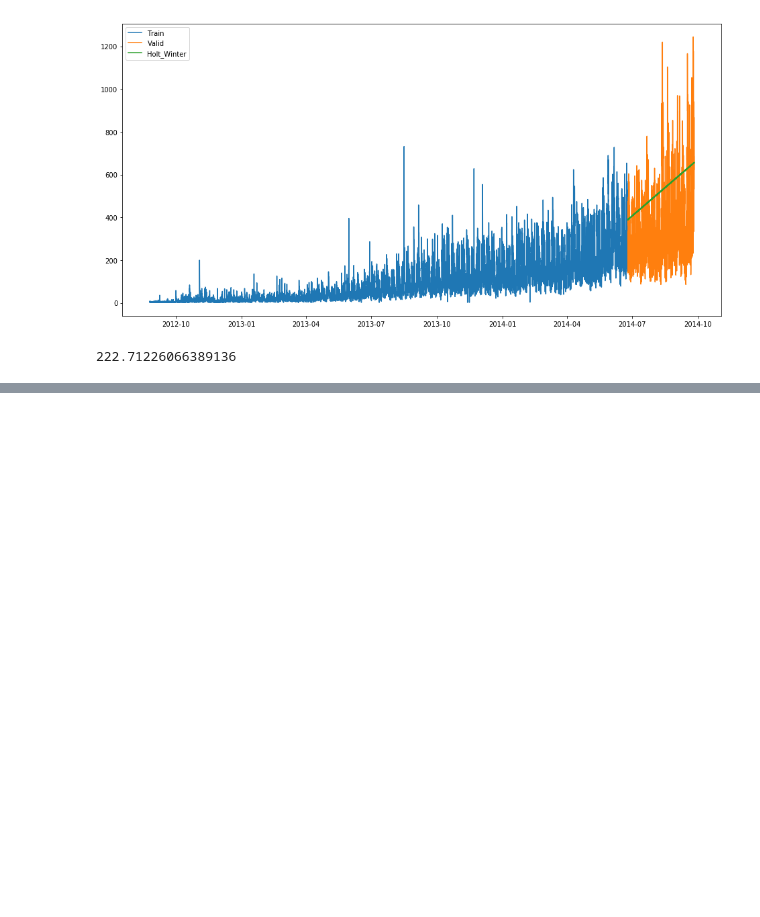
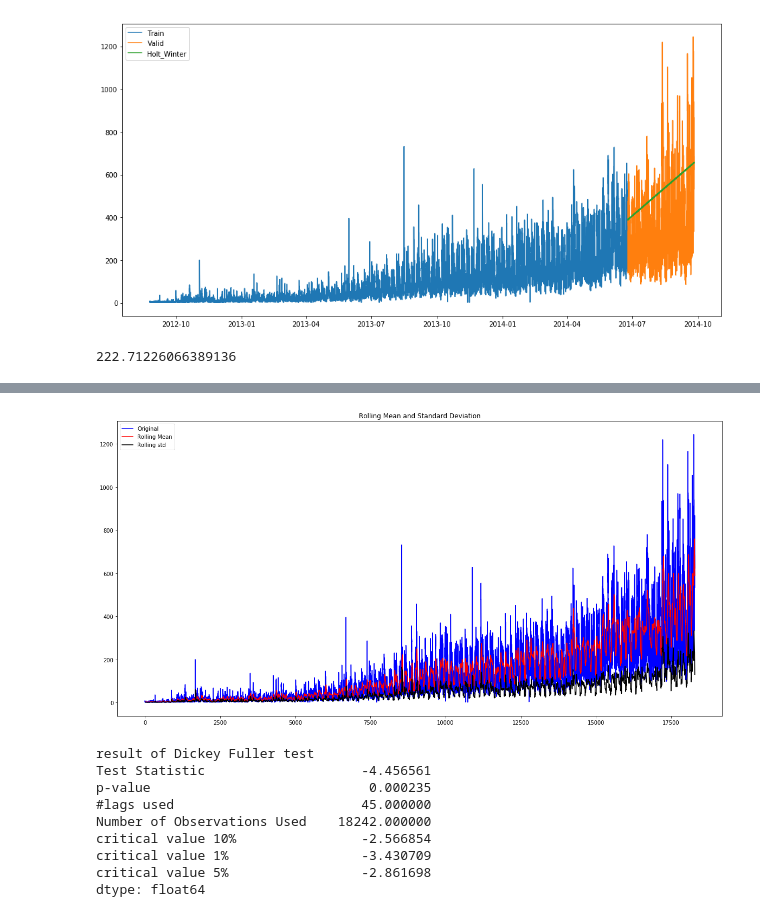
Before and after one commit to tanujbafila01/utils, a Jupyter notebook: av_time_series_python.ipynb, the cells around one changed output, grey strips where cells are left out. Cells and saved outputs as stored; diff of their text form; code cells hidden in the pictures; blank space fills up the shorter version.

Commit message:
complete time series from av

```diff
--- a/av_time_series_python.ipynb
+++ b/av_time_series_python.ipynb
@@ -583,0 +620,33 @@ pd.DataFrame(submission, columns=['ID','Count']).to_csv('./data/time_series/Holt
+# %%
+def test_stationarity(timeseries):
+    rolling_mean = pd.rolling_mean(timeseries, window=24)    #24 hrs on each day rolling mean
+    rolling_std = pd.rolling_std(timeseries, window=24)      # rolling std deviation
+    original = plt.plot(timeseries, color='blue', label='Original')
+    mean = plt.plot(rolling_mean, color='red', label='Rolling Mean')
+    std = plt.plot(rolling_std, color='black', label='Rolling std')
+    plt.legend(loc='best')
+    plt.title('Rolling Mean and Standard Deviation')
+    plt.show()
+
+    # perform Dickey Fuller test
+    print('result of Dickey Fuller test')
+    dftest = adfuller(timeseries, autolag='AIC')
+    df_out = pd.Series(dftest[0:4], index=['Test Statistic', 'p-value', '#lags used', 'Number of Observations Used'])
+    for key, value in dftest[4].items():
+        df_out['critical value {}'.format(key)] = value
+    print(df_out)
+
+
+rcParams['figure.figsize'] =20,10
+test_stationarity(train_original['Count'])
+# %% [output]
+[figure, added]
+result of Dickey Fuller test
+Test Statistic                    -4.456561
+p-value                            0.000235
+#lags used                        45.000000
+Number of Observations Used    18242.000000
+critical value 10%                -2.566854
+critical value 1%                 -3.430709
+critical value 5%                 -2.861698
+dtype: float64
```
Also changed, not shown: parts of 33 cells of this notebook, 1 other file.
